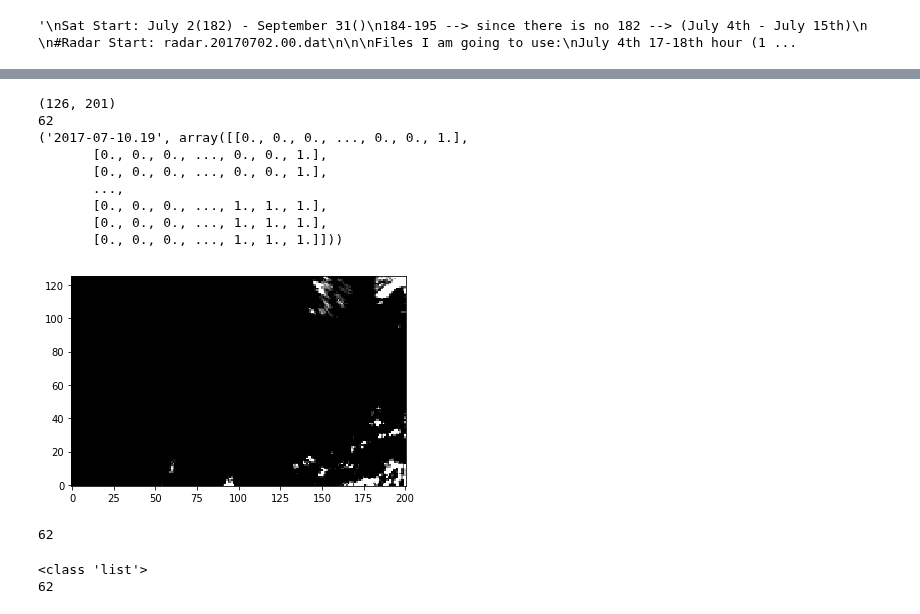
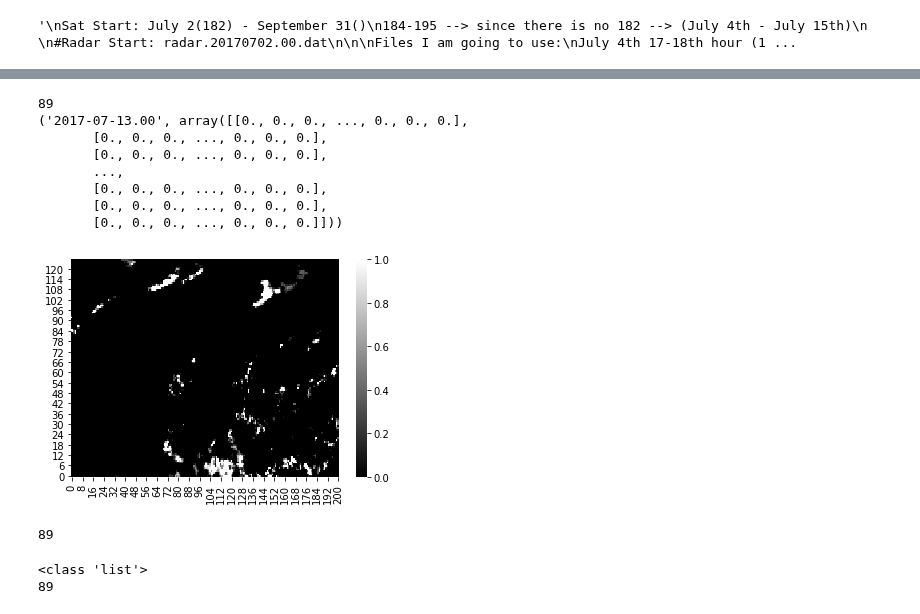
Before and after one commit to yuanzhou15/capstone-weather, a Jupyter notebook: yuan/Linear Regression.ipynb, the cells around one changed output, grey strips where cells are left out. Drawn from its saved outputs; the diff is of its cells as text; code cells hidden in the pictures.

```diff
--- a/yuan/Linear Regression.ipynb
+++ b/yuan/Linear Regression.ipynb
@@ -30,20 +71,19 @@ imgs2017 = wdata.Radar.getYear(2017)
 # %%
-print(imgs2017[-1][-1].shape)
-image = imgs2017[-1][-1]
-plt.imshow(image, cmap='gray', origin='lower')
+image = imgs2017[-1][1]
+fig = sns.heatmap(image, cmap='gray')
+fig.invert_yaxis()
 print(len(imgs2017))
 print(imgs2017[-1])
 # %% [output]
-(126, 201)
-62
-('2017-07-10.19', array([[0., 0., 0., ..., 0., 0., 1.],
-       [0., 0., 0., ..., 0., 0., 1.],
-       [0., 0., 0., ..., 0., 0., 1.],
+89
+('2017-07-13.00', array([[0., 0., 0., ..., 0., 0., 0.],
+       [0., 0., 0., ..., 0., 0., 0.],
+       [0., 0., 0., ..., 0., 0., 0.],
        ...,
-       [0., 0., 0., ..., 1., 1., 1.],
-       [0., 0., 0., ..., 1., 1., 1.],
-       [0., 0., 0., ..., 1., 1., 1.]]))
+       [0., 0., 0., ..., 0., 0., 0.],
+       [0., 0., 0., ..., 0., 0., 0.],
+       [0., 0., 0., ..., 0., 0., 0.]]))
-[figure, old version]
+[figure, new version]
 # %%
 def resizeflat_radar(radar_list, shape): #radar will be the list of radar images, and shape will be the shape you want to resize it to
     '''
@@ -58,17 +98,17 @@ def resizeflat_radar(radar_list, shape): #radar will be the list of radar images
 #new_radar = resizeflat_radar(imgs2017, (52, 200))
 #print(len(new_radar[0]))
 # %%
-test = wdata.Sat.getYear(2017, 4)
-print(len(test))
+test4 = wdata.Sat.getYear(2017, 4)
+print(len(test4))
 # %% [output]
-62
+89
 # %%
 #print(test[0])
 #print(test[0]['data'][0])
 #print(test[0]['data'][0])
-print(type(test))
-print(len(test))
+print(type(test4))
+print(len(test4))
 # %% [output]
 <class 'list'>
-62
+89
 # %%
```
Also changed, not shown: parts of 25 cells of this notebook.
